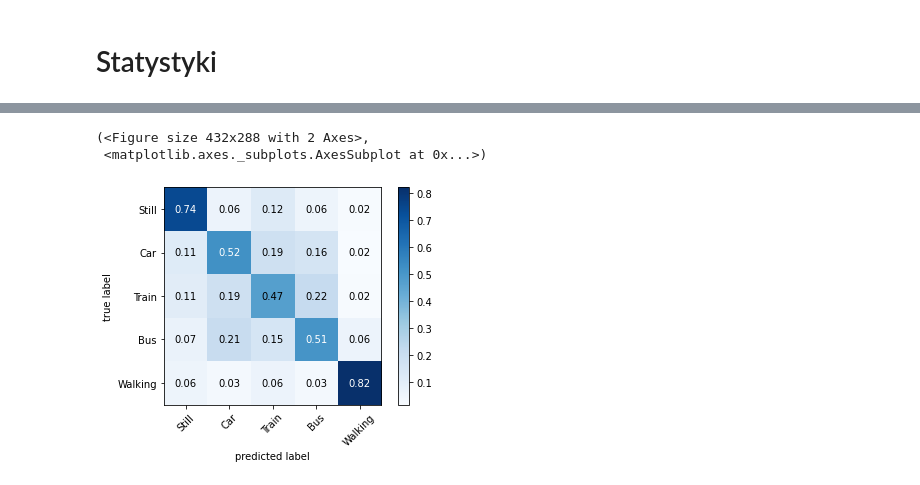
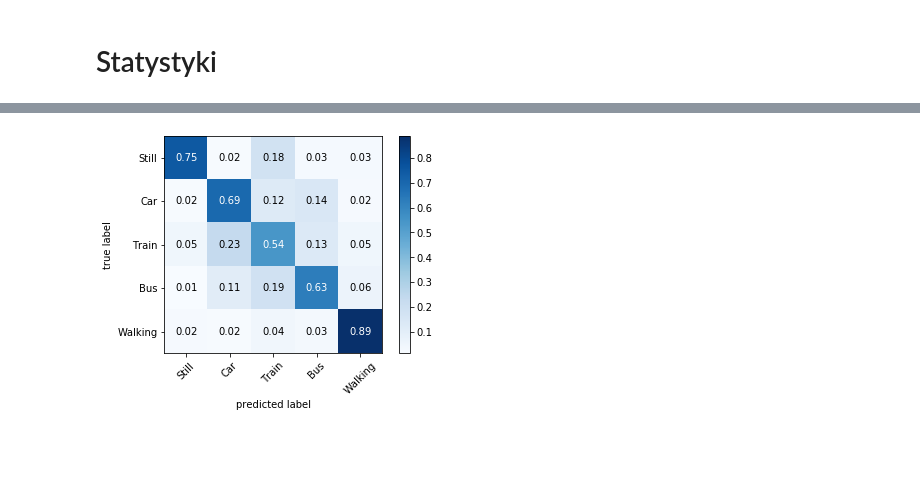
Before and after one commit to Torak28/Auto-Tag, a Jupyter notebook: LSTM.ipynb, the cells around one changed output, grey strips where cells are left out. Cells and saved outputs as stored; diff of their text form; code cells hidden in the pictures; blank space fills up the shorter version.

```diff
--- a/LSTM.ipynb
+++ b/LSTM.ipynb
@@ -355,5 +428,9 @@ Test F1: 0.578
 # %%
 predictions = model.predict(X_test)
 # %%
-predictions = numpy.array(list(map(lambda x: numpy.where(x == numpy.amax(x)), predictions)))
-predictions = numpy.reshape(predictions, (1179,))
+# Predykcje są zakodowane w one-hot encoderze, to zamienia wyjście na maxa i zmienia kształt na tabele
+
+predictions = numpy.array(list(map(lambda x: numpy.where(x == numpy.amax(x))[1], predictions)))
+predictions = numpy.reshape(predictions, (y_test.shape[0],))
+
+y_pred = predictions
@@ -363,17 +437,15 @@ ConfusionMatrixYpred = predictions
-# %%
-from mlxtend.plotting import plot_confusion_matrix
-
-cm = confusion_matrix(ConfusionMatrixY, ConfusionMatrixYpred)
-
-plot_confusion_matrix(conf_mat=cm,
-                      colorbar=True,
-                      show_absolute=False,
-                      show_normed=True,
-                      class_names=['Still', 'Car', 'Train', 'Bus', 'Walking'])
-# %% [output]
-(<Figure size 432x288 with 2 Axes>,
- <matplotlib.axes._subplots.AxesSubplot at 0x...>)
-[figure, removed]
+# %%
+# Etykieta target jest zakodowana w one-hot encoderze, to zamienia wyjście na maxa i zmienia kształt na tabele
+tmp = numpy.array(list(map(lambda x: numpy.where(x == numpy.amax(x))[1], y_test)))
+tmp = numpy.reshape(tmp, (y_test.shape[0],))
+
+y_true = tmp
+# %%
+cm = confusion_matrix(y_true, y_pred)
+# %%
+plot_cm(cm, ['Still', 'Car', 'Train', 'Bus', 'Walking'])
+# %% [output]
+[figure, added]
 # %%
 print(cm)
 # %% [output]
```
Also changed, not shown: parts of 20 cells of this notebook.
